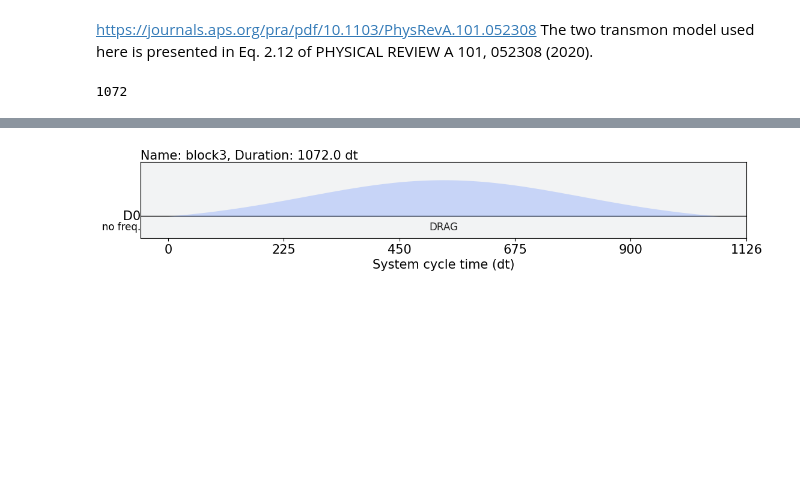
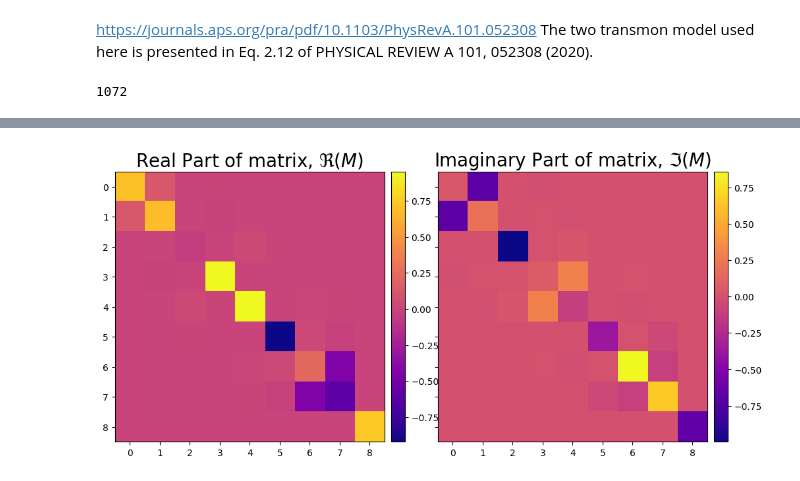
Before and after one commit to kapil-d/transmon-sim, a Jupyter notebook: two_transmon_gates.ipynb, the cells around one changed output, grey strips where cells are left out. Cells and saved outputs as stored; diff of their text form; code cells hidden in the pictures; blank space fills up the shorter version.

```diff
--- a/two_transmon_gates.ipynb
+++ b/two_transmon_gates.ipynb
@@ -352,4 +392,6 @@ CRsol = system.solve_CR_dynamics(initial_state=gs_00, gate_pulse=twoq_drag)
-# %%
-twoq_drag.draw()
-# %% [output]
-[figure, removed]
+# %%
+CRsol = system.solve_CR_dynamics(initial_state=np.eye(9, dtype=complex), gate_pulse=twoq_drag_pi2, JAXmethod=True, plot_pops=False)
+#heatmap2d(CRsol.y[-1])
+#basis: {00, 01, 02, 10, 11, 12, 20, 21, 22}
+# %% [output]
+[figure, added]
```
Also changed, not shown: parts of 14 cells of this notebook, 1 other file.
